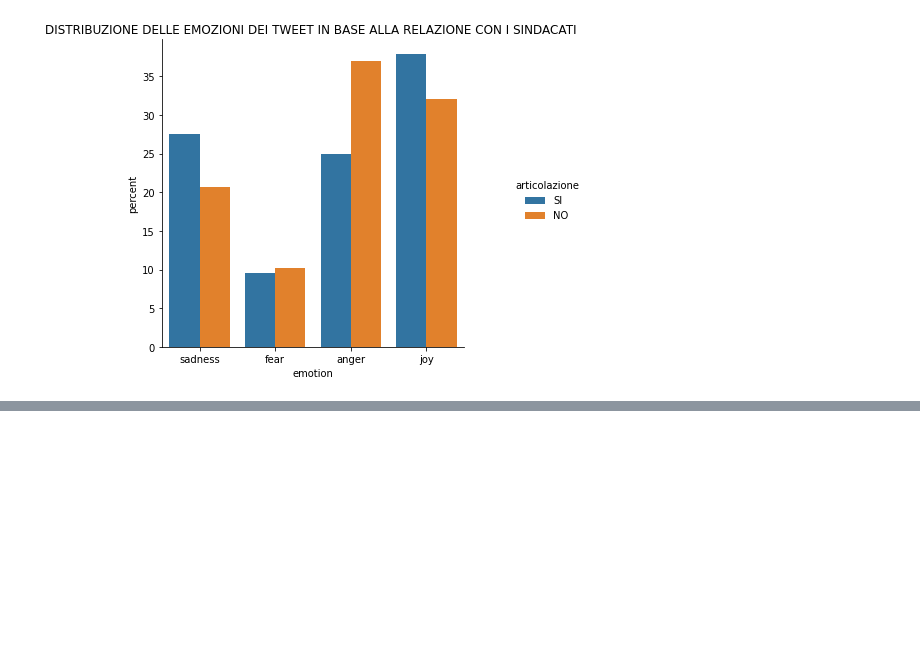
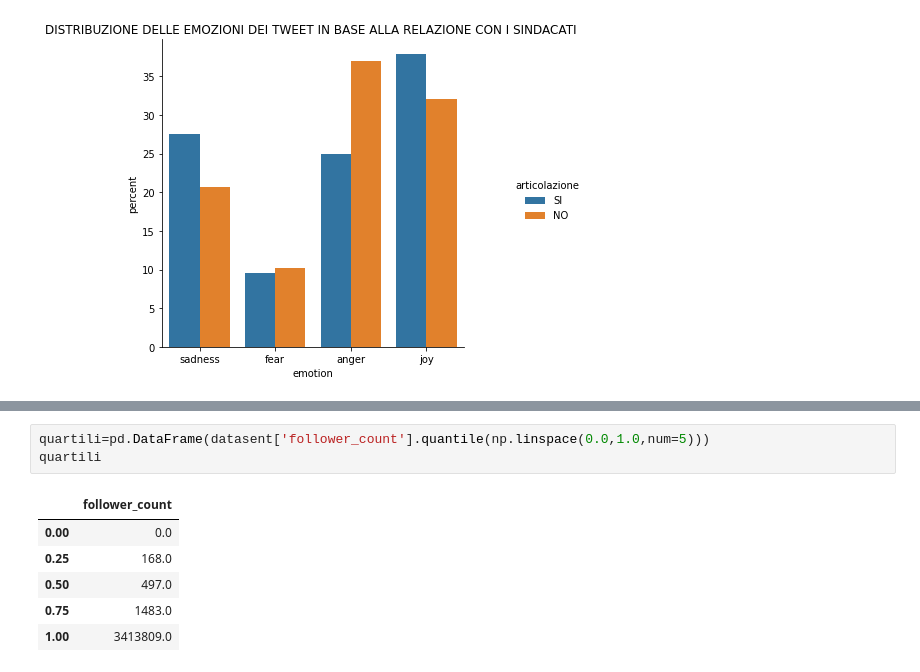
Before and after one commit to paolofesta/prove, a Jupyter notebook: scrittura.ipynb, the cells around one changed output, grey strips where cells are left out. Drawn from its saved outputs; the diff is of its cells as text; blank space fills up the shorter version.

```diff
--- a/scrittura.ipynb
+++ b/scrittura.ipynb
@@ -230,0 +234,10 @@ print()
+# %%
+quartili=pd.DataFrame(datasent['follower_count'].quantile(np.linspace(0.0,1.0,num=5)))
+quartili
+# %% [output]
+|  | follower_count |
+| 0.00 | 0.0 |
+| 0.25 | 168.0 |
+| 0.50 | 497.0 |
+| 0.75 | 1483.0 |
+| 1.00 | 3413809.0 |
```
Also changed, not shown: parts of 3 cells of this notebook.
